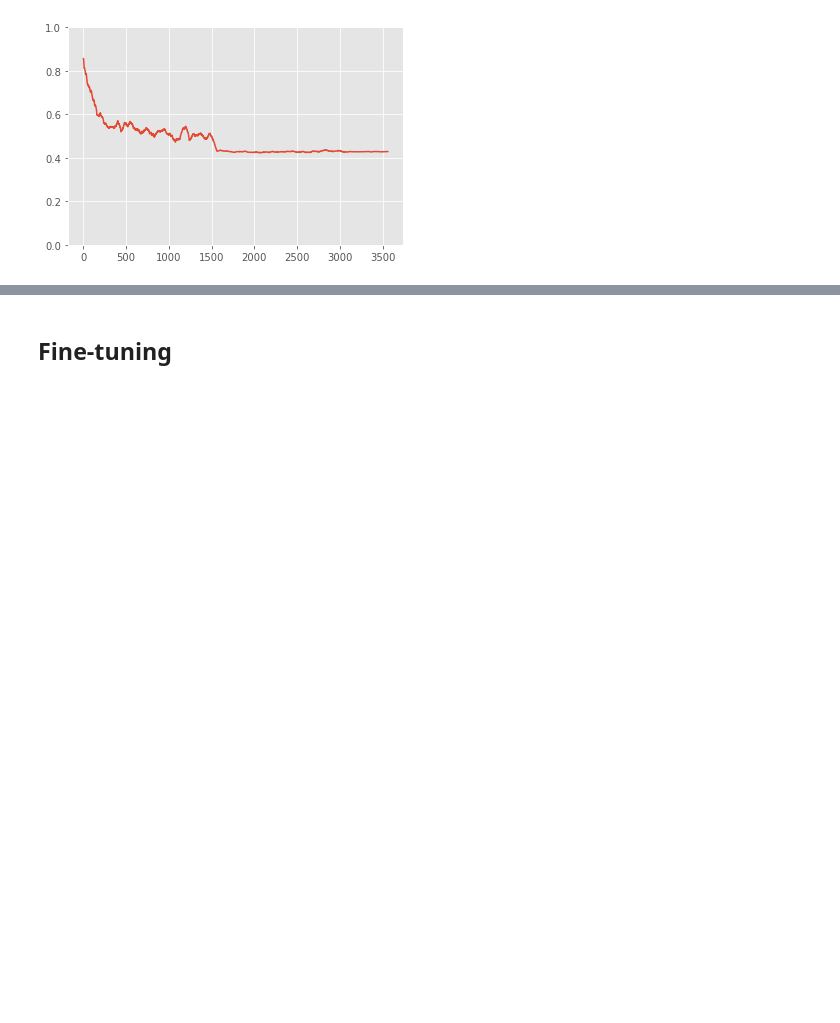
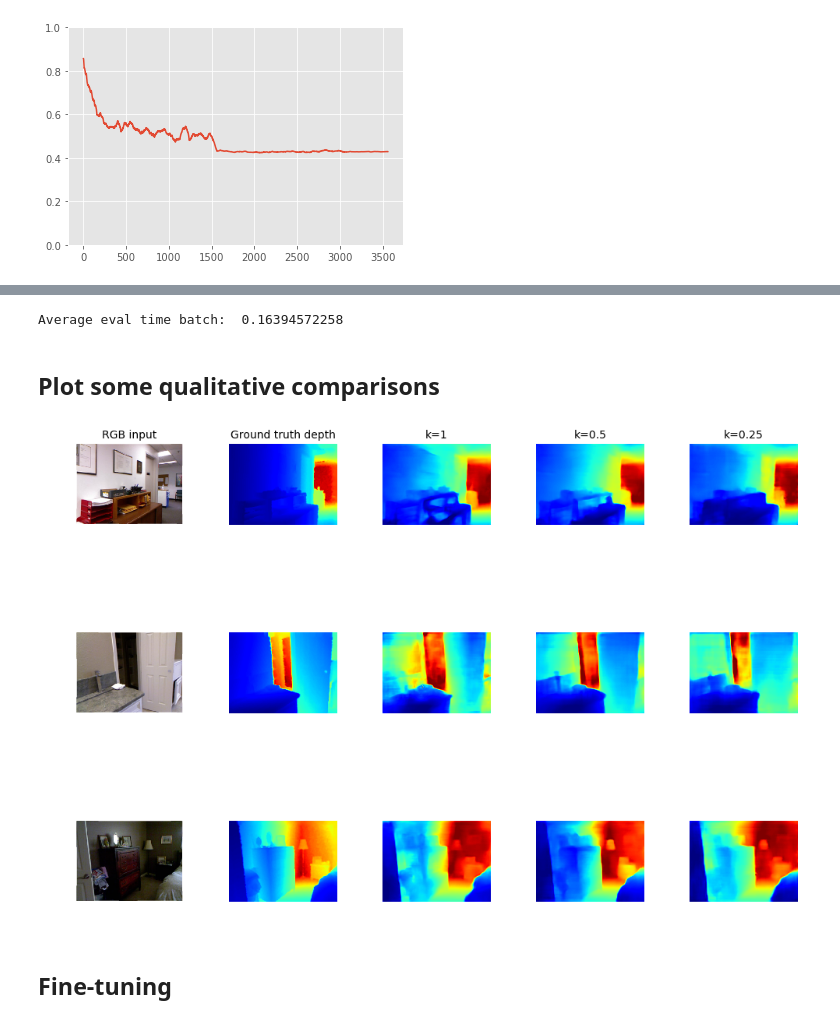
Before and after one commit to sebastian-schlecht/coco, a Jupyter notebook: experiments/evaluate_experiments.ipynb, the cells around one changed output, grey strips where cells are left out. Drawn from its saved outputs; the diff is of its cells as text; code cells hidden in the pictures; blank space fills up the shorter version.

```diff
--- a/experiments/evaluate_experiments.ipynb
+++ b/experiments/evaluate_experiments.ipynb
@@ -155,0 +216,10 @@ RMSE  0.675034
+# %%
+eval_times = []
+for _ in range(100):
+    # Doesn't really matter whether the data makes sense or not. Only looking at timings here
+    s = time.time()
+    sample = np.zeros((16, 3, 228, 304), dtype=np.float32)
+    pred = scaffolder.infer(sample)[0]
+    eval_times.append(time.time() - s)
+
+print "Average eval time batch: ", np.array(eval_times).mean()
@@ -185,0 +260,8 @@ val
+# %%
+"""
+Load network and its weights
+"""
+scaffolder = DepthPredictionScaffolder(ResidualDepth, inference=True, k=0.25)
+
+scaffolder.compile()
+scaffolder.load("/data/data/resunet_quarter_thesis.npz")
@@ -186,3 +321,47 @@ val
+# %%
+eval_times = []
+for _ in range(100):
+    # Doesn't really matter whether the data makes sense or not. Only looking at timings here
+    s = time.time()
+    sample = np.zeros((16, 3, 228, 304), dtype=np.float32)
+    pred = scaffolder.infer(sample)[0]
+    eval_times.append(time.time() - s)
+
+print "Average eval time batch: ", np.array(eval_times).mean()
+# %% [output]
+Average eval time batch:  0.16394572258
+# %% [markdown]
+## Plot some qualitative comparisons
+# %%
+samples = len(cmp_indices)
+plt.style.use('ggplot')
+fig, ax = plt.subplots(samples, 5, facecolor="white", figsize=(10,8))
+for idx in range(samples):
+    # Draw rgb
+    ax[idx][0].imshow(draw_store_cmp[1][idx][0].squeeze().transpose((1,2,0)).astype(np.uint8))
+    ax[idx][0].axis("off")
+
+    ax[idx][1].imshow(draw_store_cmp[1][idx][1].squeeze(), cmap='jet')
+    ax[idx][1].axis("off")
+
+    ax[idx][2].imshow(draw_store_cmp[1][idx][2].squeeze(), cmap='jet')
+    ax[idx][2].axis("off")
+
+    ax[idx][3].imshow(draw_store_cmp[2][idx][2].squeeze(), cmap='jet')
+    ax[idx][3].axis("off")
+
+    ax[idx][4].imshow(draw_store_cmp[3][idx][2].squeeze(), cmap='jet')
+    ax[idx][4].axis("off")
+
+cols = ['RGB input', 'Ground truth depth', 'k=1', 'k=0.5', 'k=0.25']
+
+for ax, col in zip(ax[0], cols):
+    ax.set_title(col, fontsize=10)
+
+plt.tight_layout()
+plt.savefig("out/pretrain-comp.pdf", dpi=500)
+# %% [output]
+[figure, added]
 # %% [markdown]
 ## Fine-tuning
 # %%
```
Also changed, not shown: parts of 16 cells of this notebook, 4 other files.
